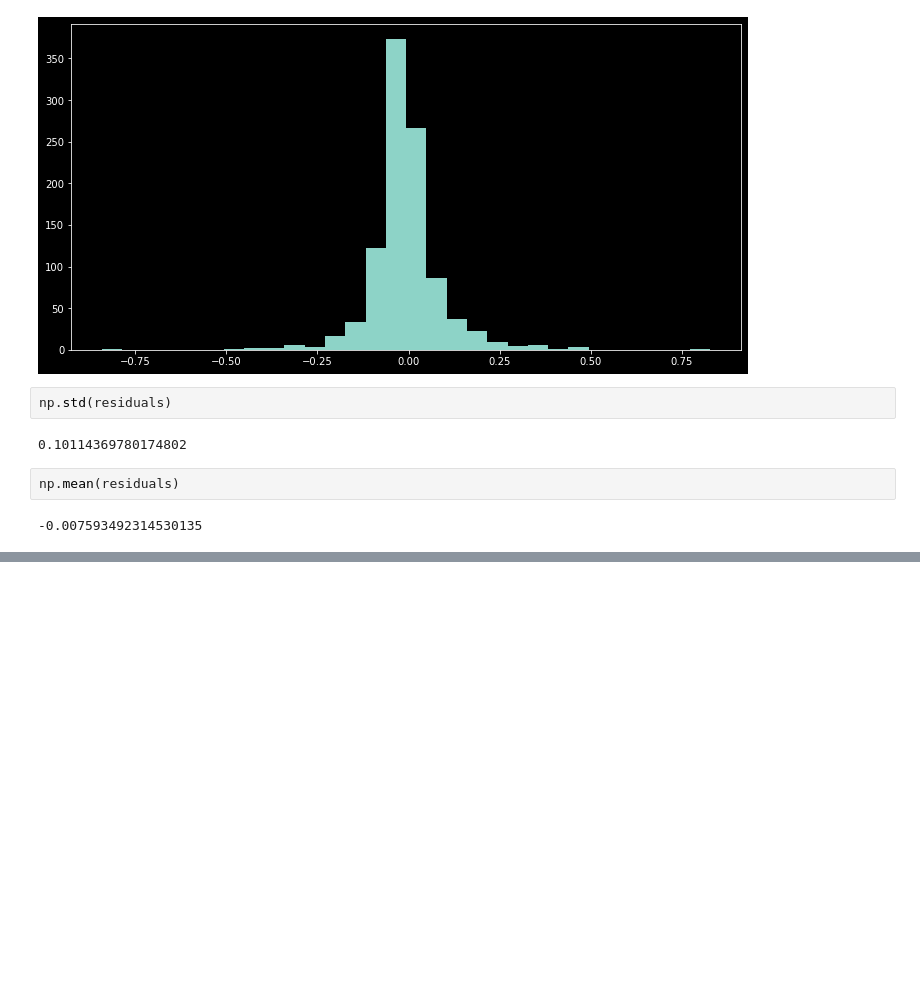
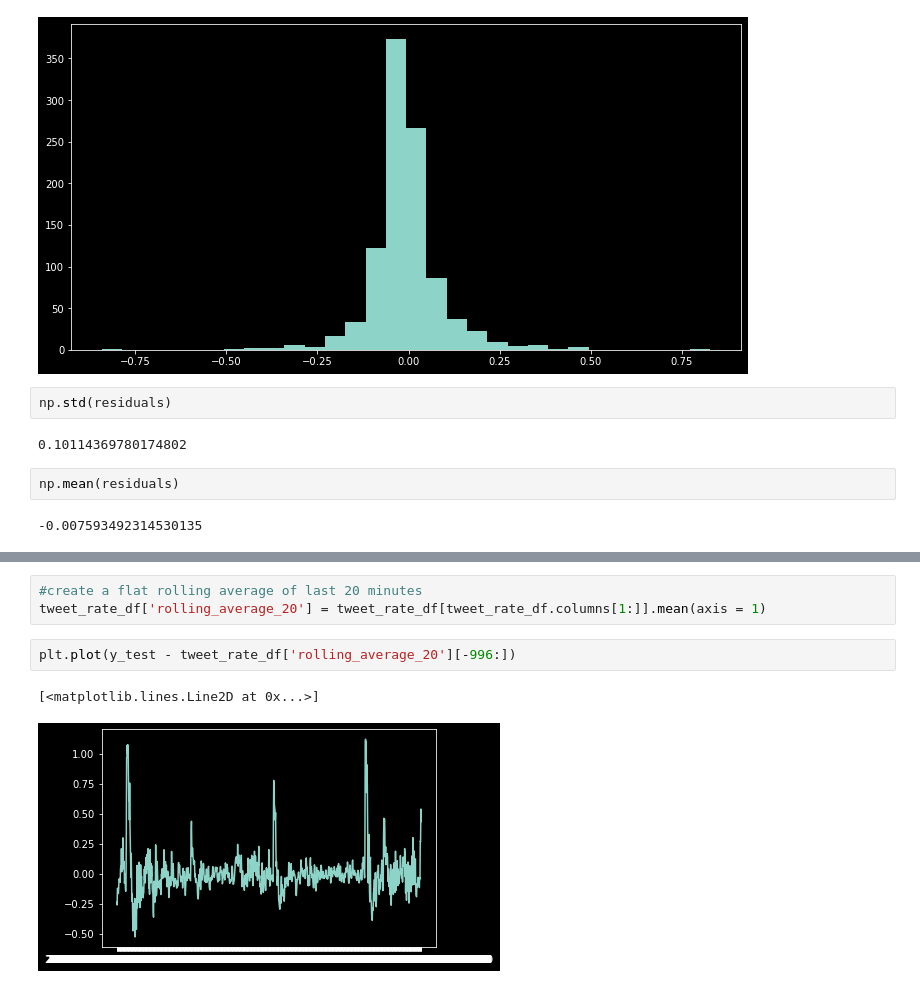
Before and after one commit to dtersegno/capstone, a Jupyter notebook: model/2_simple_nn.ipynb, the cells around one changed output, grey strips where cells are left out. Saved outputs shown, nothing was run; the diff lists cells and outputs as text; blank space fills up the shorter version.

Commit message:
nn and exp averages

```diff
--- a/model/2_simple_nn.ipynb
+++ b/model/2_simple_nn.ipynb
@@ -275,0 +321,8 @@ The mean is well within the std.
+# %%
+#create a flat rolling average of last 20 minutes
+tweet_rate_df['rolling_average_20'] = tweet_rate_df[tweet_rate_df.columns[1:]].mean(axis = 1)
+# %%
+plt.plot(y_test - tweet_rate_df['rolling_average_20'][-996:])
+# %% [output]
+[<matplotlib.lines.Line2D at 0x...>]
+[figure, added]
```
Also changed, not shown: parts of 25 cells of this notebook.
